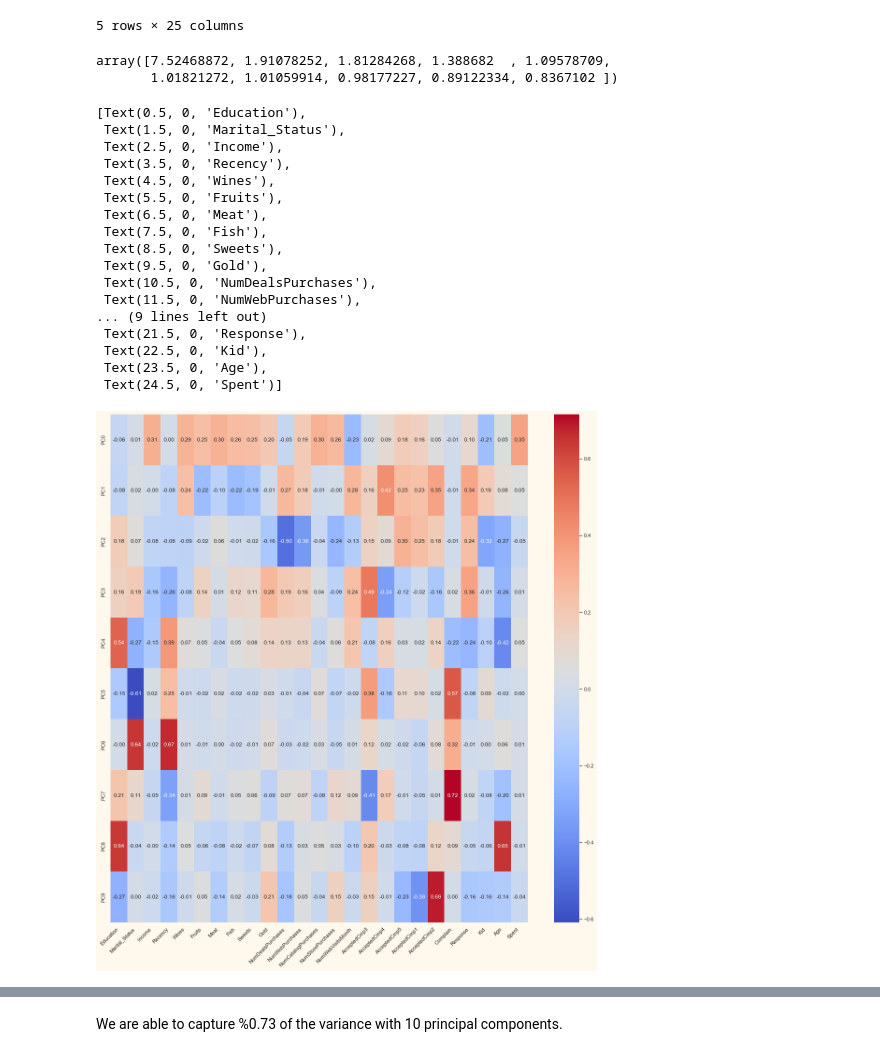
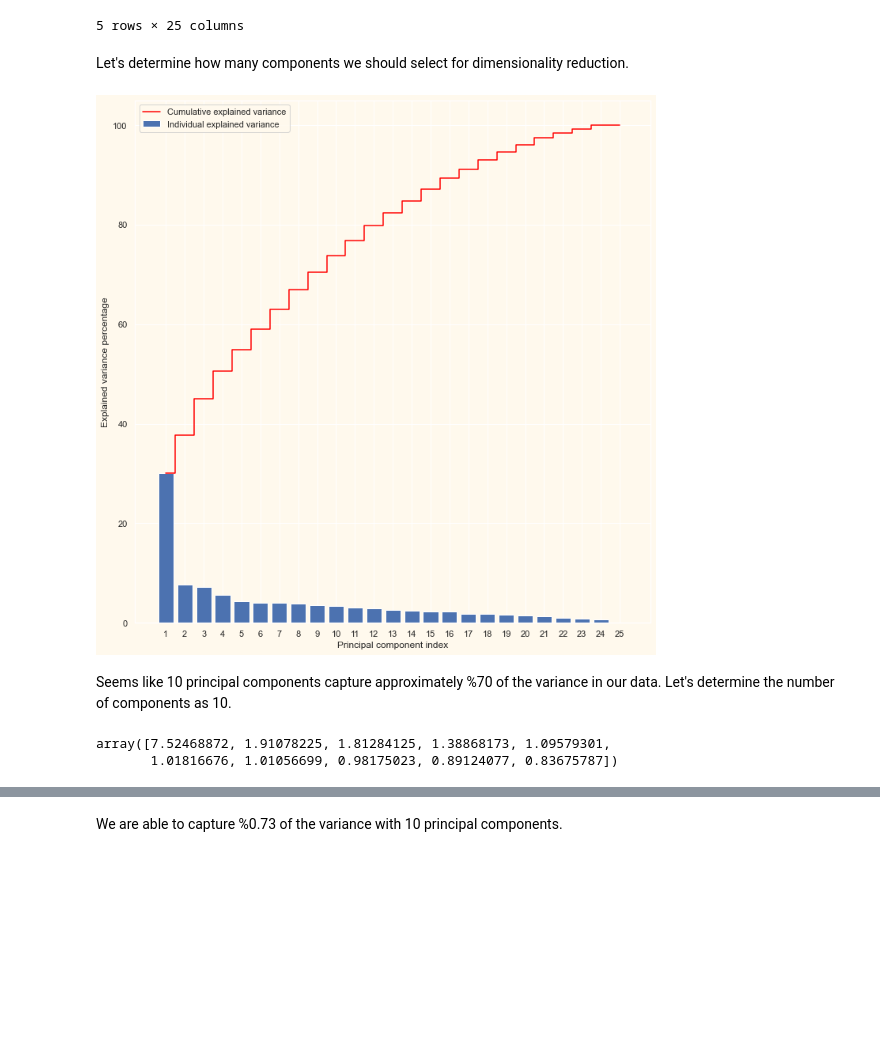
Before and after one commit to utkuozbudak/customer_personality_analysis, a Jupyter notebook: customer_analysis.ipynb, the cells around one changed output, grey strips where cells are left out. Drawn from its saved outputs; the diff is of its cells as text; code cells hidden in the pictures; blank space fills up the shorter version.

```diff
--- a/customer_analysis.ipynb
+++ b/customer_analysis.ipynb
@@ -449,42 +449,36 @@ scaled_data.head()
 | 3 | -0.157315 | -0.742041 | -1.182183 | -0.798467 | -0.871064 | -0.560893 | -0.651409 | -0.503991 | -0.583200 | -0.748954 | ... |
 | 4 | -0.157315 | -0.742041 | 0.296187 | 1.550344 | -0.389661 | 0.421101 | -0.217088 | 0.154911 | -0.001950 | -0.556831 | ... |
 5 rows × 25 columns
+# %% [markdown]
+Let's determine how many components we should select for dimensionality reduction.
+# %%
+pca = PCA(n_components=None)
+pca.fit(scaled_data)
+
+# Plotting the cumulative sum of the explained variance ratio
+exp_var = pca.explained_variance_ratio_ * 100
+cum_exp_var = np.cumsum(exp_var)
+
+plt.bar(range(1, data.shape[1]), exp_var, align='center',
+        label='Individual explained variance')
+
+plt.step(range(1, data.shape[1]), cum_exp_var, where='mid',
+         label='Cumulative explained variance', color='red')
+
+plt.ylabel('Explained variance percentage')
+plt.xlabel('Principal component index')
+# define ticks
+plt.xticks(np.arange(1, data.shape[1], 1.0))
+plt.legend(loc='best')
+plt.tight_layout()
+# %% [output]
+[figure, added]
+# %% [markdown]
+Seems like 10 principal components capture approximately %70 of the variance in our data. Let's determine the number of components as 10.
 # %%
 # Let's apply PCA
 pca = PCA(n_components=10)
 pca.fit(scaled_data)
-
-# See the explained variance ratio
-pca.explained_variance_
 # %% [output]
-array([7.52468872, 1.91078252, 1.81284268, 1.388682  , 1.09578709,
-       1.01821272, 1.01059914, 0.98177227, 0.89122334, 0.8367102 ])
+array([7.52468872, 1.91078225, 1.81284125, 1.38868173, 1.09579301,
+       1.01816676, 1.01056699, 0.98175023, 0.89124077, 0.83675787])
-# %%
-features = range(pca.n_components_)
-fig, ax = plt.subplots(figsize=(20, 20))
-sns.heatmap(pca.components_, cmap='coolwarm',
-            yticklabels=['PC'+str(i) for i in features],
-            xticklabels=scaled_data.columns,
-            annot=True,
-            fmt='.2f',
-            ax=ax)
-ax.set_xticklabels(ax.get_xticklabels(), rotation=45, ha="right")
-# %% [output]
-[Text(0.5, 0, 'Education'),
- Text(1.5, 0, 'Marital_Status'),
- Text(2.5, 0, 'Income'),
- Text(3.5, 0, 'Recency'),
- Text(4.5, 0, 'Wines'),
- Text(5.5, 0, 'Fruits'),
- Text(6.5, 0, 'Meat'),
- Text(7.5, 0, 'Fish'),
- Text(8.5, 0, 'Sweets'),
- Text(9.5, 0, 'Gold'),
- Text(10.5, 0, 'NumDealsPurchases'),
- Text(11.5, 0, 'NumWebPurchases'),
-... (9 lines left out)
- Text(21.5, 0, 'Response'),
- Text(22.5, 0, 'Kid'),
- Text(23.5, 0, 'Age'),
- Text(24.5, 0, 'Spent')]
-[figure, removed]
```
Also changed, not shown: parts of 7 cells of this notebook.
